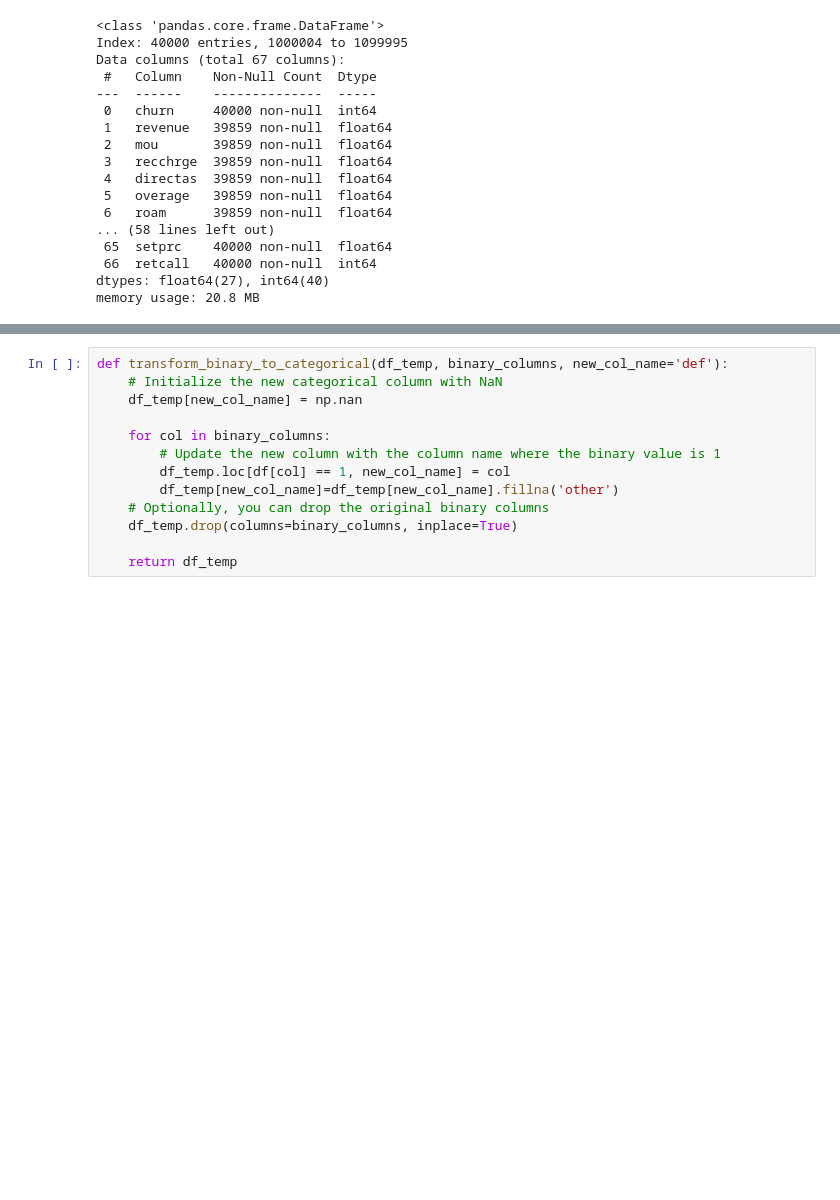
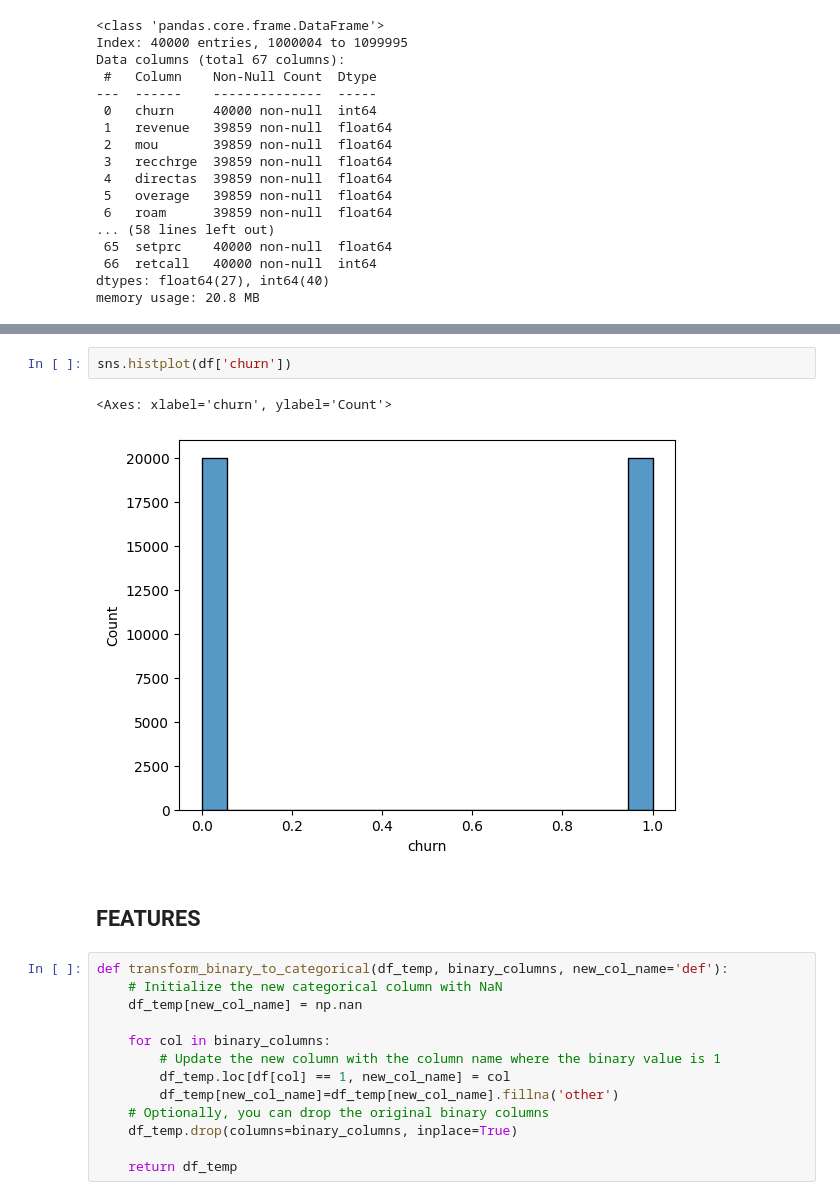
Before and after one commit to GrzegKrajewski/Masters_churn, a Jupyter notebook: code_masters_gk.ipynb, the cells around one changed output, grey strips where cells are left out. Cells and saved outputs as stored; diff of their text form; blank space fills up the shorter version.

```diff
--- a/code_masters_gk.ipynb
+++ b/code_masters_gk.ipynb
@@ -121,3 +158,10 @@ df.describe()
+# %%
+sns.histplot(df['churn'])
+# %% [output]
+<Axes: xlabel='churn', ylabel='Count'>
+[figure, added]
+# %% [markdown]
+## FEATURES
 # %%
 def transform_binary_to_categorical(df_temp, binary_columns, new_col_name='def'):
     # Initialize the new categorical column with NaN
```
Also changed, not shown: parts of 26 cells of this notebook.
